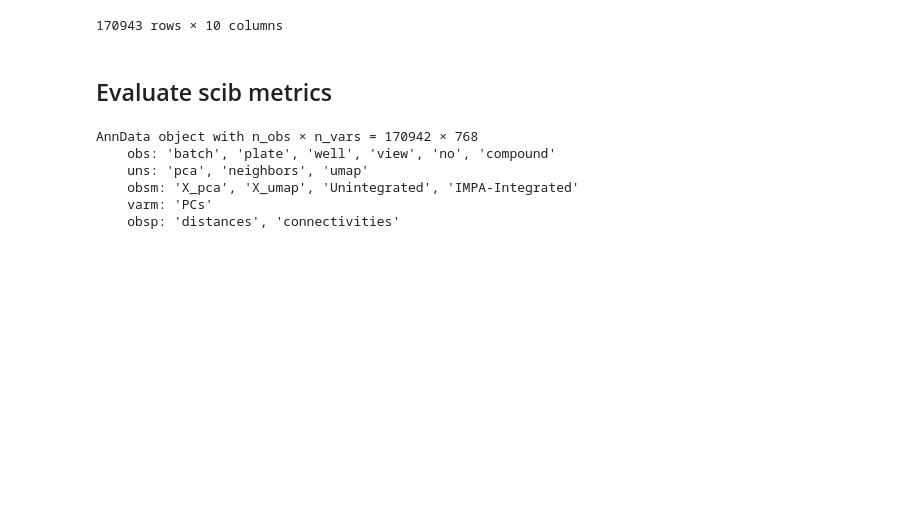
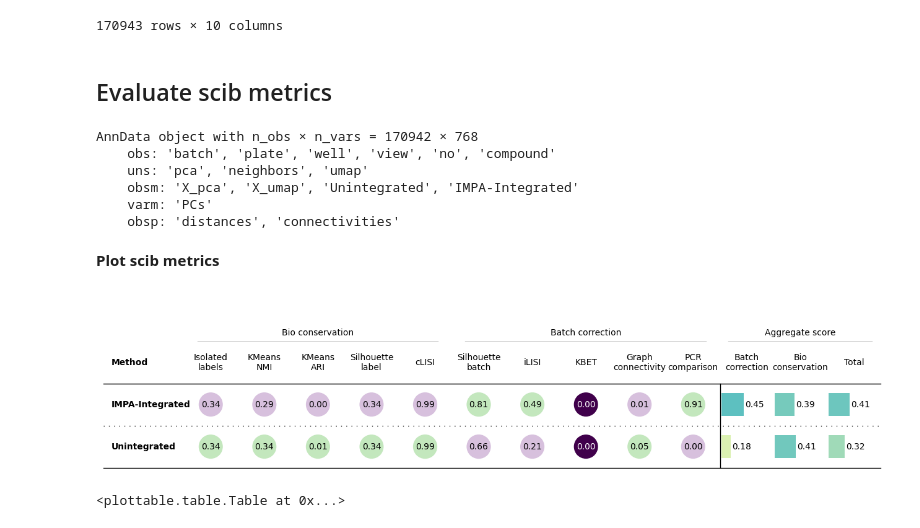
Before and after one commit to theislab/IMPA, a Jupyter notebook: notebooks/cpg0000/dino_featurization_rxrx1.ipynb, the cells around one changed output. Saved outputs shown, nothing was run; the diff lists cells and outputs as text; code cells hidden in the pictures; blank space fills up the shorter version.

```diff
--- a/notebooks/cpg0000/dino_featurization_rxrx1.ipynb
+++ b/notebooks/cpg0000/dino_featurization_rxrx1.ipynb
@@ -400,8 +404,15 @@ bm.benchmark()
 # %%
 scib_path = "/home/icb/alessandro.palma/environment/IMPA/IMPA/project_folder/dino_featurization_project/scib/rxrx1.pkl"
 # %%
-with open(scib_path, "wb") as file:
-    pkl.dump(bm, file)
+# with open(scib_path, "wb") as file:
+#     pkl.dump(bm, file)
 # %%
-# with open(scib_path, "rb") as file:
-#     b = pkl.load(file)
+with open(scib_path, "rb") as file:
+    b = pkl.load(file)
+# %% [markdown]
+**Plot scib metrics**
+# %%
+b.plot_results_table(min_max_scale=False)
+# %% [output]
+[figure, added]
+<plottable.table.Table at 0x...>
```
Also changed, not shown: parts of 2 cells of this notebook, 2 other files.
